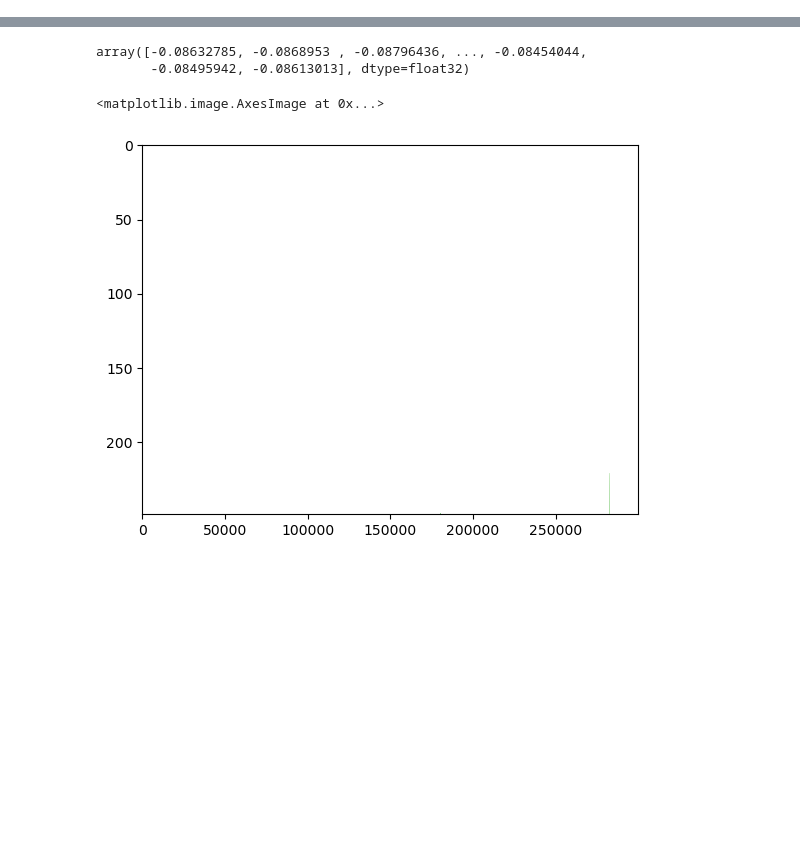
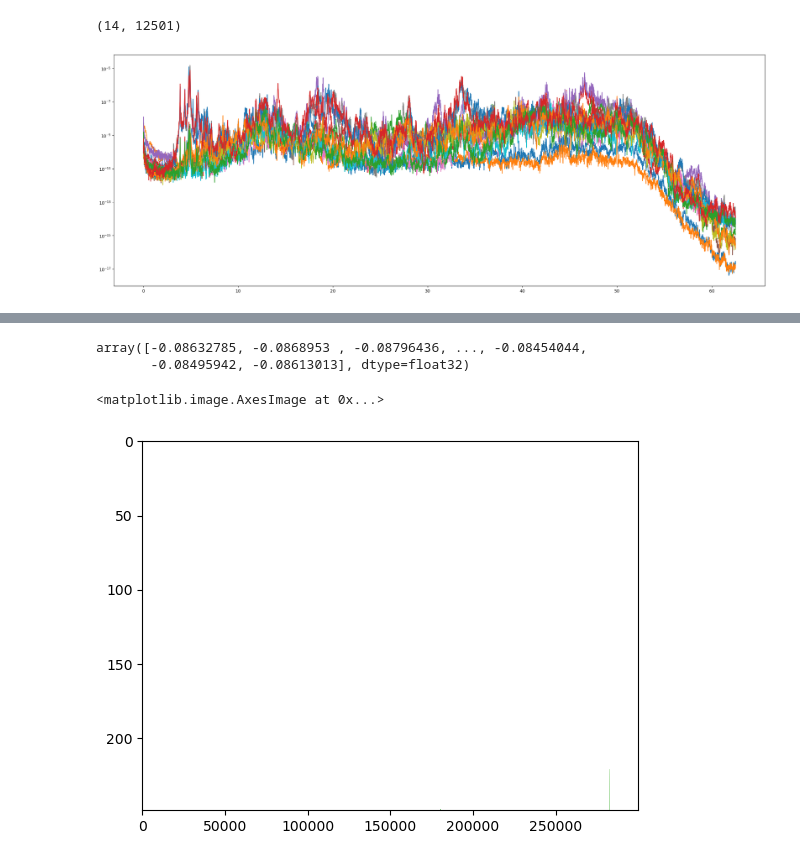
Before and after one commit to YacineBelHadj/AD_yacine, a Jupyter notebook: notebooks/feature/analyse_psd.ipynb, the cells around one changed output, grey strips where cells are left out. Cells and saved outputs as stored; diff of their text form; code cells hidden in the pictures; blank space fills up the shorter version.

```diff
--- a/notebooks/feature/analyse_psd.ipynb
+++ b/notebooks/feature/analyse_psd.ipynb
@@ -6,9 +6,3 @@ import matplotlib.pyplot as plt
 import numpy as np
 from scipy.signal import  decimate , welch
 import pandas as pd
-# %%
-def compute_PSD(signals,fs=250,q=2,nperseg=250*30,noverlap=250*20):
-    signals = decimate(signals, q, axis=1)
-    signals = signals - np.mean(signals, axis=1, keepdims=True)
-    f,Sxxs= welch(signals,fs=int(fs/q),nperseg=nperseg,noverlap=noverlap)
-    return f,Sxxs
@@ -17,3 +9,19 @@ data
+# %%
+Sxxs.shape
+# %% [output]
+(14, 12501)
+# %%
+sensor = Sensor(name='ACC', location='MO04', data_type='TDD', format='.tdms')
+data_loader = DataLoader(sensor=sensor)
+dt= start = datetime(2022, 3, 29,18,10,0)
+end = datetime(2022, 6, 26)
+data = data_loader.get_data(start=dt,end=dt+timedelta(minutes=10))
+f,Sxxs = compute_PSD(np.array(list(data.values())))
+plt.figure(figsize=(28,10))
+plt.plot(f,Sxxs.T)
+plt.yscale('log')
+# %% [output]
+[figure, added]
 # %%
 sensor = Sensor(name='ACC', location='MO04', data_type='TDD', format='.tdms')
 data_loader = DataLoader(sensor=sensor)
```
Also changed, not shown: parts of 1 cell of this notebook, 12 other files.
